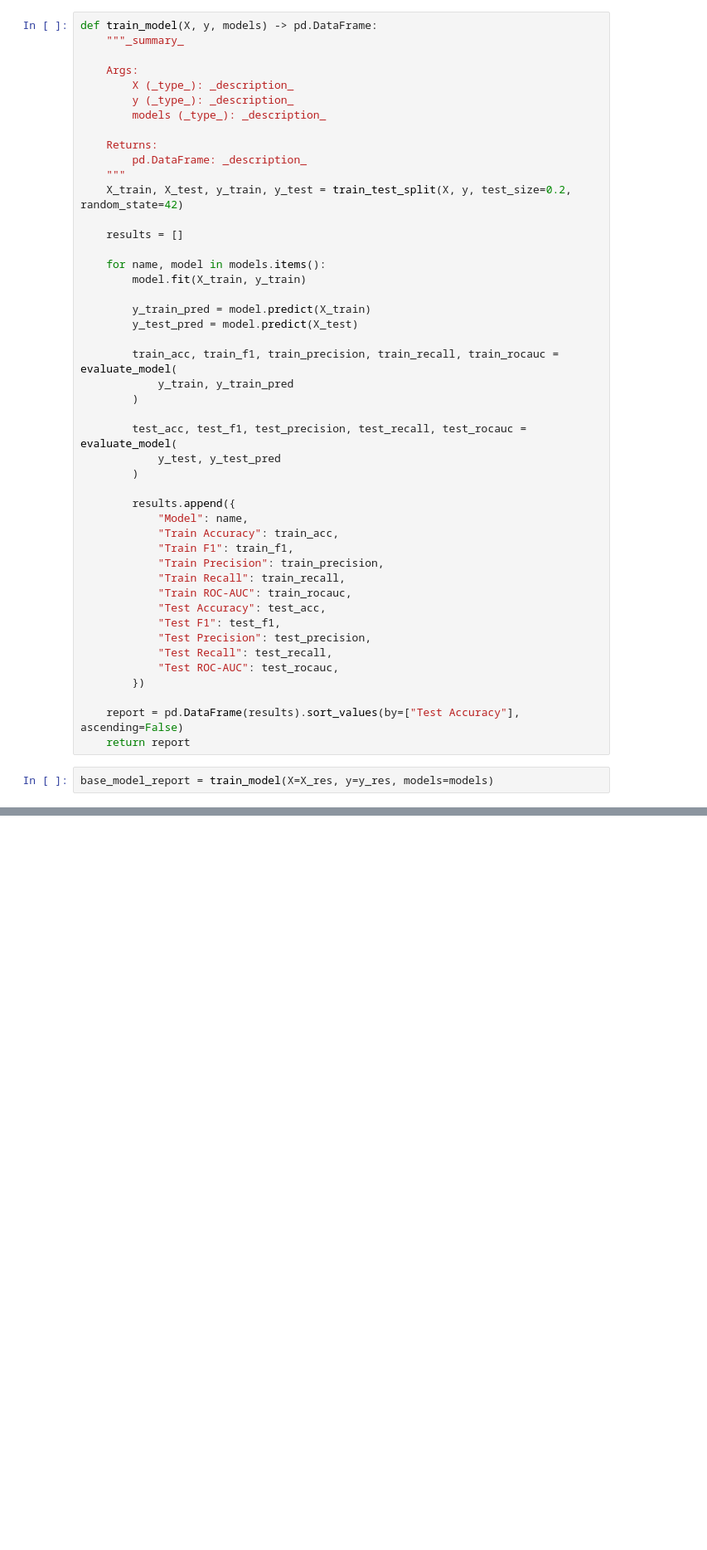
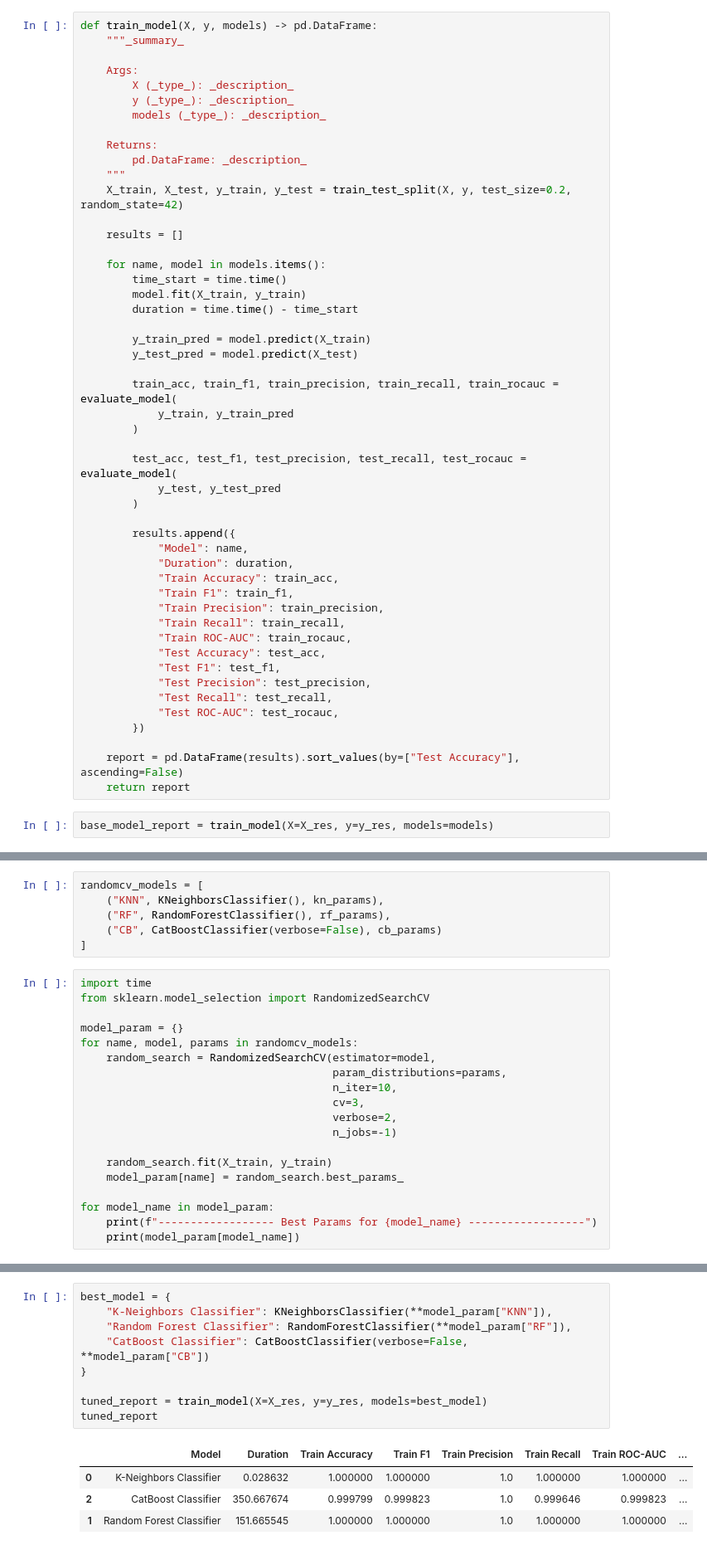
Before and after one commit to imkhlst/End-to-End-Machine-Learning-Healthcare-Classification, a Jupyter notebook: notebook/FE_model_train_evaluate.ipynb, the cells around one changed output, grey strips where cells are left out. Shown at 83% size. Saved outputs shown, nothing was run; the diff lists cells and outputs as text; blank space fills up the shorter version.

```diff
--- a/notebook/FE_model_train_evaluate.ipynb
+++ b/notebook/FE_model_train_evaluate.ipynb
@@ -234,7 +235,9 @@ def train_model(X, y, models) -> pd.DataFrame:
     results = []
 
     for name, model in models.items():
+        time_start = time.time()
         model.fit(X_train, y_train)
+        duration = time.time() - time_start
 
         y_train_pred = model.predict(X_train)
         y_test_pred = model.predict(X_test)
@@ -249,6 +252,7 @@ def train_model(X, y, models) -> pd.DataFrame:
 
         results.append({
             "Model": name,
+            "Duration": duration,
             "Train Accuracy": train_acc,
             "Train F1": train_f1,
             "Train Precision": train_precision,
@@ -280,0 +313,25 @@ base_model_report
+# %%
+randomcv_models = [
+    ("KNN", KNeighborsClassifier(), kn_params),
+    ("RF", RandomForestClassifier(), rf_params),
+    ("CB", CatBoostClassifier(verbose=False), cb_params)
+]
+# %%
+import time
+from sklearn.model_selection import RandomizedSearchCV
+
+model_param = {}
+for name, model, params in randomcv_models:
+    random_search = RandomizedSearchCV(estimator=model,
+                                       param_distributions=params,
+                                       n_iter=10,
+                                       cv=3,
+                                       verbose=2,
+                                       n_jobs=-1)
+
+    random_search.fit(X_train, y_train)
+    model_param[name] = random_search.best_params_
+
+for model_name in model_param:
+    print(f"------------------ Best Params for {model_name} ------------------")
+    print(model_param[model_name])
@@ -280,0 +358,14 @@ base_model_report
+# %%
+best_model = {
+    "K-Neighbors Classifier": KNeighborsClassifier(**model_param["KNN"]),
+    "Random Forest Classifier": RandomForestClassifier(**model_param["RF"]),
+    "CatBoost Classifier": CatBoostClassifier(verbose=False, **model_param["CB"])
+}
+
+tuned_report = train_model(X=X_res, y=y_res, models=best_model)
+tuned_report
+# %% [output]
+|  | Model | Duration | Train Accuracy | Train F1 | Train Precision | Train Recall | Train ROC-AUC | ... |
+| 0 | K-Neighbors Classifier | 0.028632 | 1.000000 | 1.000000 | 1.0 | 1.000000 | 1.000000 | ... |
+| 2 | CatBoost Classifier | 350.667674 | 0.999799 | 0.999823 | 1.0 | 0.999646 | 0.999823 | ... |
+| 1 | Random Forest Classifier | 151.665545 | 1.000000 | 1.000000 | 1.0 | 1.000000 | 1.000000 | ... |
```
Also changed, not shown: parts of 7 cells of this notebook, 10 other files.
